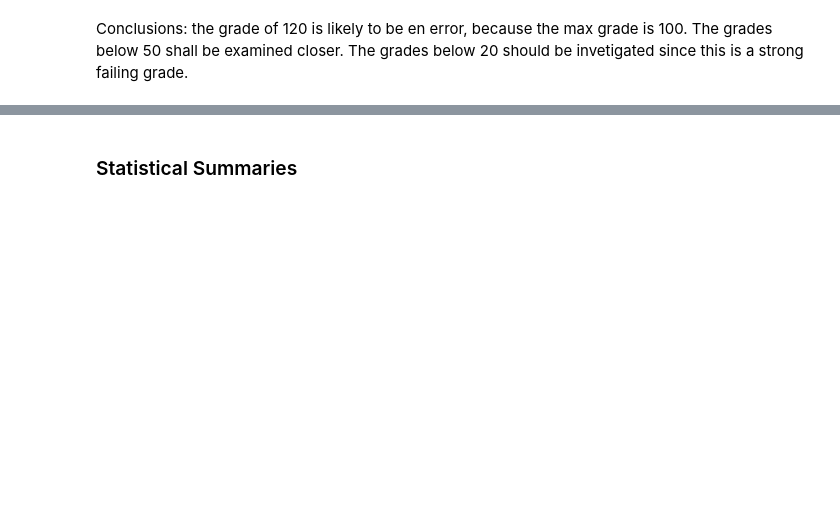
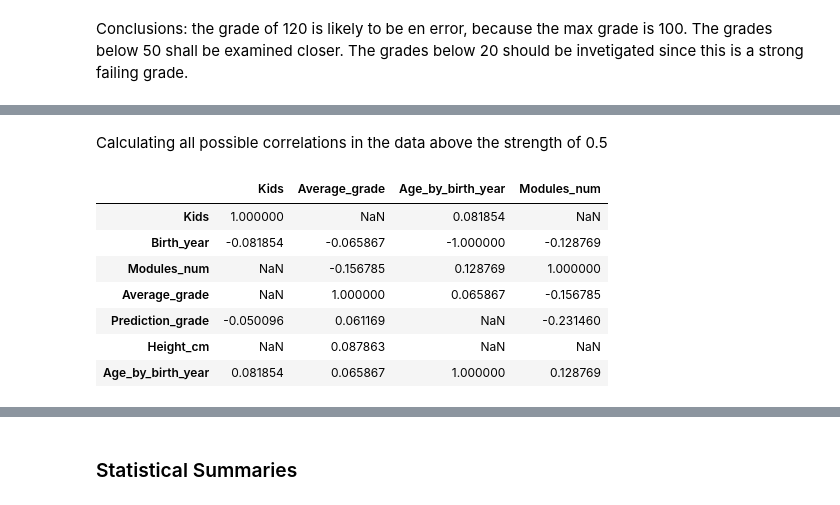
Before and after one commit to ofeliiaB/parental_status_vs_college_performance, a Jupyter notebook: Data_Analytics_Assignment.ipynb, the cells around one changed output, grey strips where cells are left out. Drawn from its saved outputs; the diff is of its cells as text; code cells hidden in the pictures; blank space fills up the shorter version.

```diff
--- a/Data_Analytics_Assignment.ipynb
+++ b/Data_Analytics_Assignment.ipynb
@@ -335,0 +355,3 @@ ax.set_title("Number of Kids of a Student and Average Grade")
+# %%
+file = file.drop(outlier_indexes_grade)
+file = file.reset_index(drop=True)
@@ -335,0 +385,19 @@ ax.set_title("Number of Kids of a Student and Average Grade")
+# %% [markdown]
+Calculating all possible correlations in the data above the strength of 0.5
+# %%
+file.corr()[["Kids", "Average_grade", "Age_by_birth_year", "Modules_num"]][
+    (file.corr()[["Kids", "Average_grade", "Age_by_birth_year", "Modules_num"]] >= 0.05)
+    | (
+        file.corr()[["Kids", "Average_grade", "Age_by_birth_year", "Modules_num"]]
+        <= -0.05
+    )
+]
+# %% [output]
+|  | Kids | Average_grade | Age_by_birth_year | Modules_num |
+| Kids | 1.000000 | NaN | 0.081854 | NaN |
+| Birth_year | -0.081854 | -0.065867 | -1.000000 | -0.128769 |
+| Modules_num | NaN | -0.156785 | 0.128769 | 1.000000 |
+| Average_grade | NaN | 1.000000 | 0.065867 | -0.156785 |
+| Prediction_grade | -0.050096 | 0.061169 | NaN | -0.231460 |
+| Height_cm | NaN | 0.087863 | NaN | NaN |
+| Age_by_birth_year | 0.081854 | 0.065867 | 1.000000 | 0.128769 |
```
Also changed, not shown: parts of 108 cells of this notebook.
